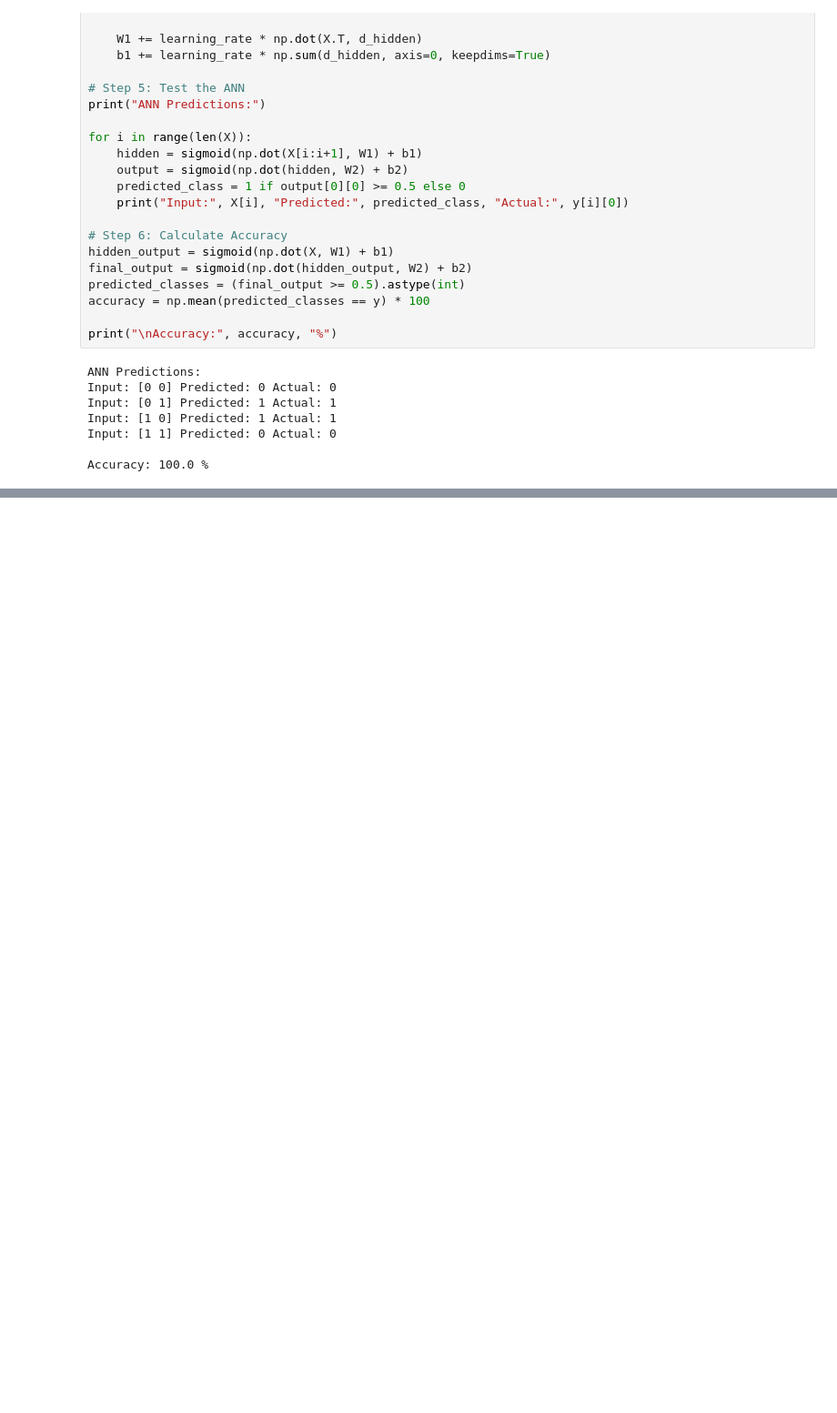
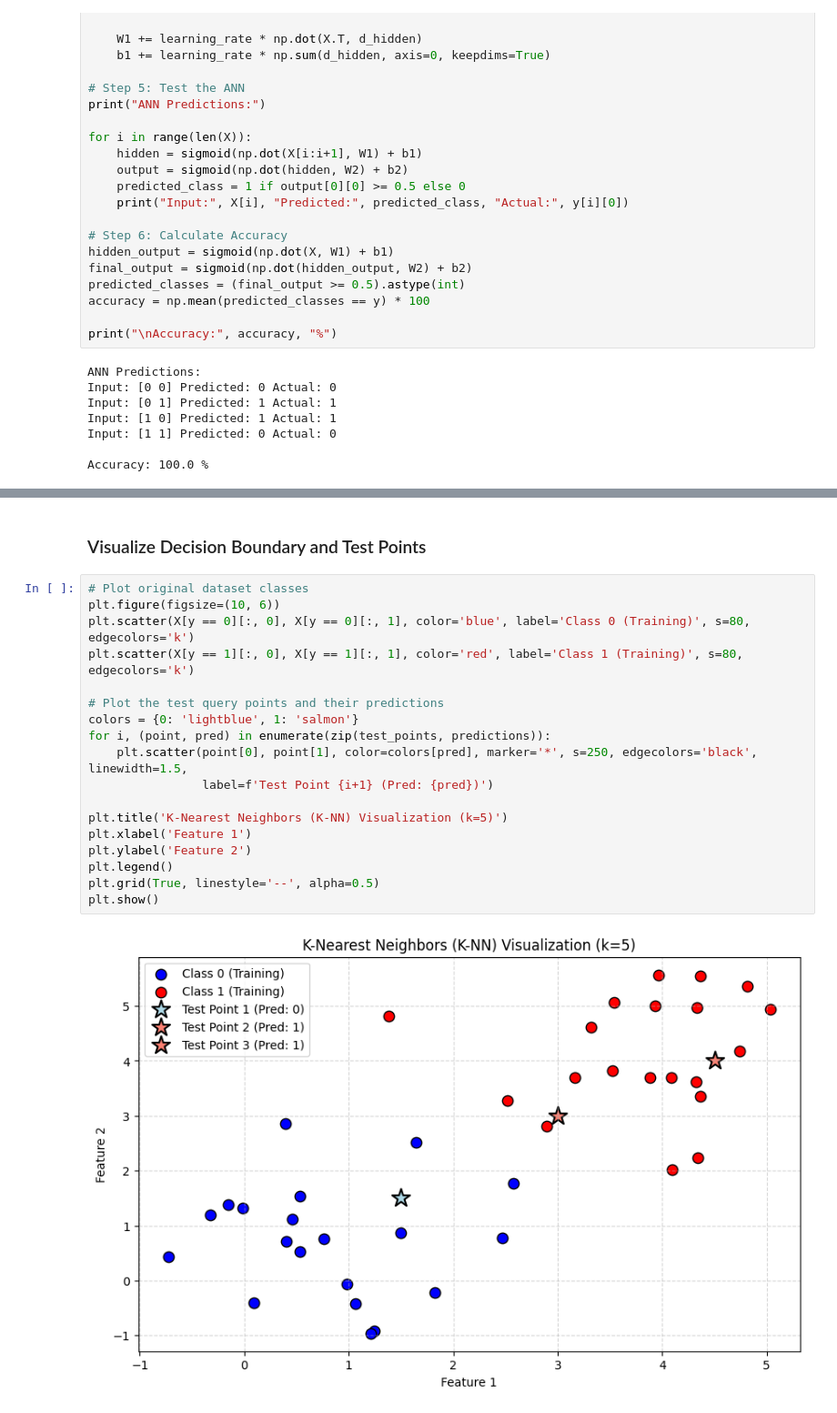
Before and after one commit to varshini-188/Machine-Learning, a Jupyter notebook: Untitled5.ipynb, the cells around one changed output, grey strips where cells are left out. Shown at 91% size. Cells and saved outputs as stored; diff of their text form; blank space fills up the shorter version.

```diff
--- a/Untitled5.ipynb
+++ b/Untitled5.ipynb
@@ -89,0 +160,22 @@ Accuracy: 100.0 %
+# %% [markdown]
+### Visualize Decision Boundary and Test Points
+# %%
+# Plot original dataset classes
+plt.figure(figsize=(10, 6))
+plt.scatter(X[y == 0][:, 0], X[y == 0][:, 1], color='blue', label='Class 0 (Training)', s=80, edgecolors='k')
+plt.scatter(X[y == 1][:, 0], X[y == 1][:, 1], color='red', label='Class 1 (Training)', s=80, edgecolors='k')
+
+# Plot the test query points and their predictions
+colors = {0: 'lightblue', 1: 'salmon'}
+for i, (point, pred) in enumerate(zip(test_points, predictions)):
+    plt.scatter(point[0], point[1], color=colors[pred], marker='*', s=250, edgecolors='black', linewidth=1.5,
+                label=f'Test Point {i+1} (Pred: {pred})')
+
+plt.title('K-Nearest Neighbors (K-NN) Visualization (k=5)')
+plt.xlabel('Feature 1')
+plt.ylabel('Feature 2')
+plt.legend()
+plt.grid(True, linestyle='--', alpha=0.5)
+plt.show()
+# %% [output]
+[figure, added]
```
Also changed, not shown: parts of 4 cells of this notebook.
